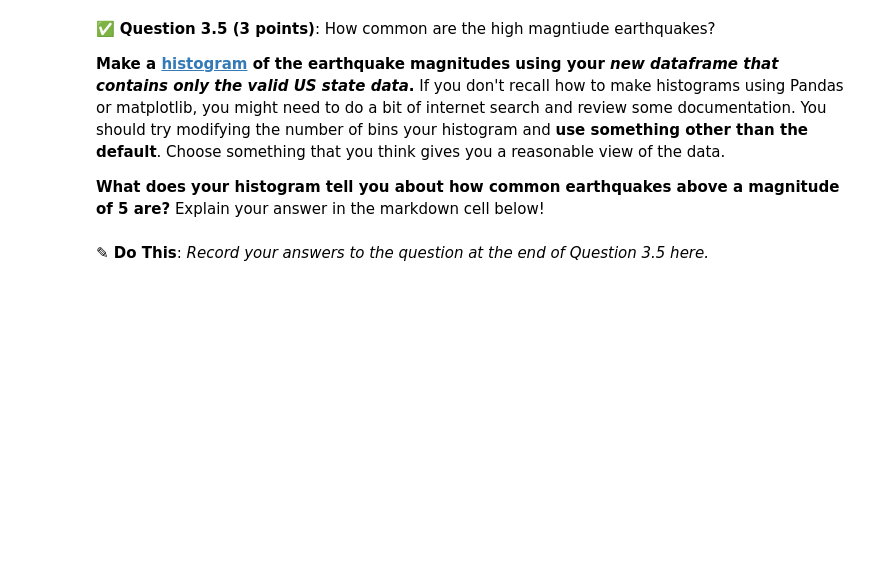
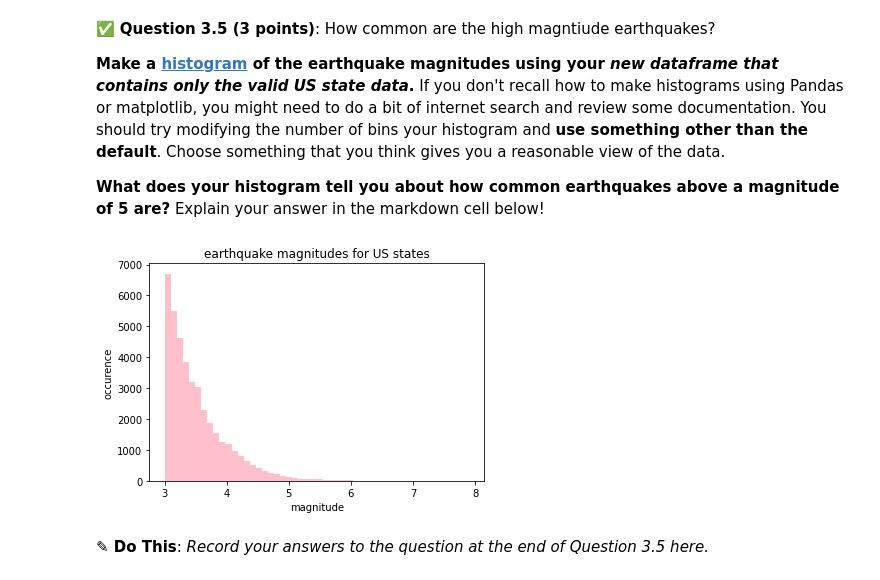
Before and after one commit to mariafaraj/CMSE202-f23-turnin, a Jupyter notebook: hw-01/HW-01_GitPracticeDebuggingPythonPackagesAndClasses-STUDENT.ipynb, the cells around one changed output. Drawn from its saved outputs; the diff is of its cells as text; code cells hidden in the pictures; blank space fills up the shorter version.

```diff
--- a/hw-01/HW-01_GitPracticeDebuggingPythonPackagesAndClasses-STUDENT.ipynb
+++ b/hw-01/HW-01_GitPracticeDebuggingPythonPackagesAndClasses-STUDENT.ipynb
@@ -451,17 +489,19 @@ Name: state, Length: 40000, dtype: object
 # %%
 ### Put your code here
 import pandas as pd
 import matplotlib.pyplot as plt
 
 magnitude = dropped_earthquake['mag']
-plt.hist(magnitude, bins=100, color="pink")
+plt.hist(magnitude, bins=50, color="pink")
 
 plt.xlabel('magnitude')
 plt.ylabel('occurence')
 plt.title('earthquake magnitudes for US states')
 plt.show()
 
 #ask about axises for this
+# %% [output]
+[figure, added]
 # %% [markdown]
 **<font size=+3>&#9998;</font> Do This**: *Record your answers to the question at the end of Question 3.5 here.*
 # %% [markdown]
```
Also changed, not shown: parts of 32 cells of this notebook.
